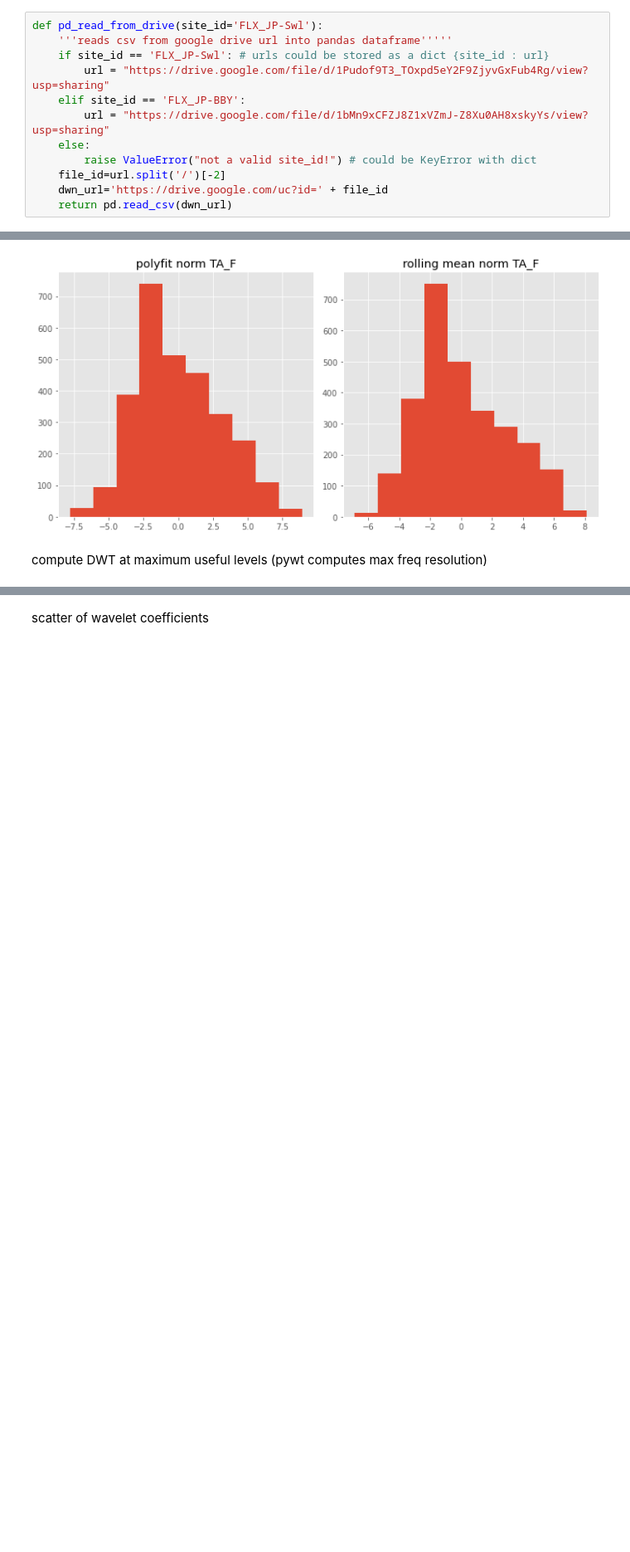
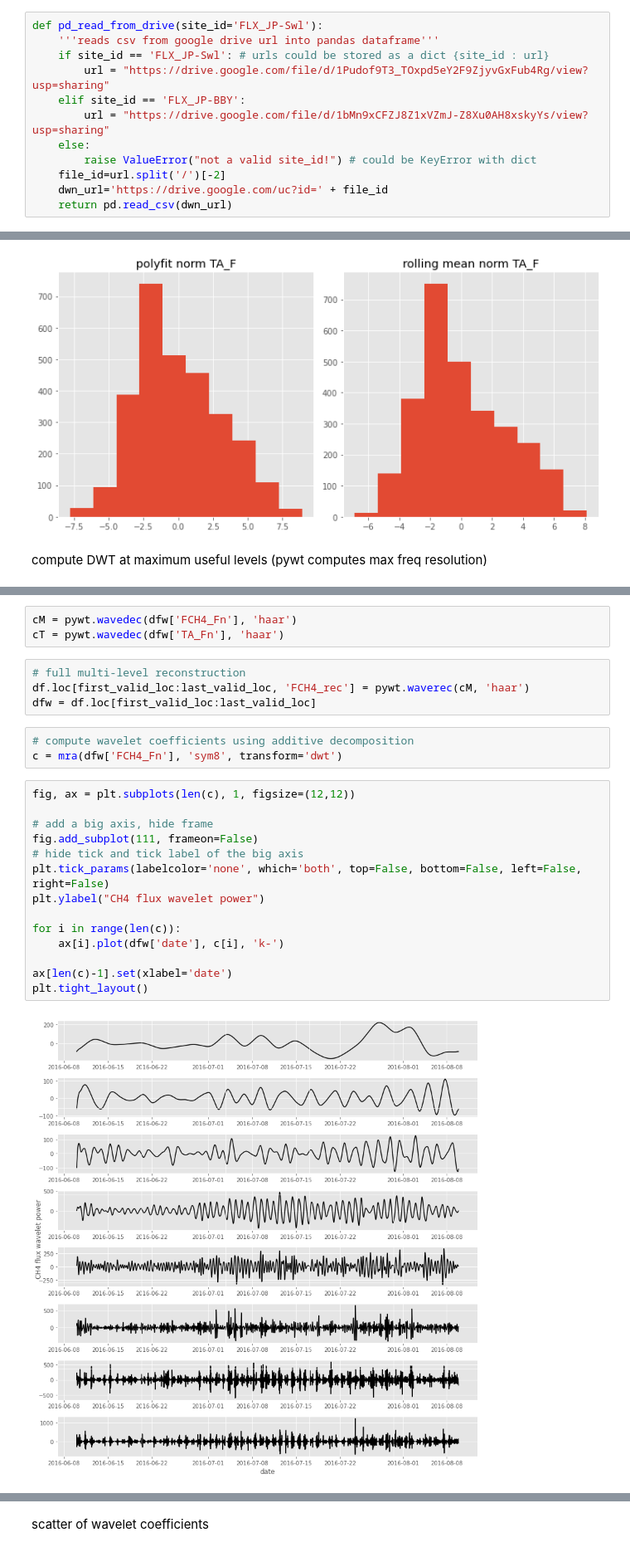
Before and after one commit to ottobriner/wavelet-partition, a Jupyter notebook: wavelet-partition.ipynb, the cells around one changed output, grey strips where cells are left out. Shown at 83% size. Saved outputs shown, nothing was run; the diff lists cells and outputs as text; blank space fills up the shorter version.

Commit message:
_mra functions frompywt PR #527 to separate wavelet time scales

```diff
--- a/wavelet-partition.ipynb
+++ b/wavelet-partition.ipynb
@@ -20,7 +141,7 @@ plt.style.use('ggplot')
 FLUXNET-CH4 data stored on google drive, split google drive url and import with pandas
 # %%
 def pd_read_from_drive(site_id='FLX_JP-Swl'):
-    '''reads csv from google drive url into pandas dataframe'''''
+    '''reads csv from google drive url into pandas dataframe'''
     if site_id == 'FLX_JP-Swl': # urls could be stored as a dict {site_id : url}
         url = "https://drive.google.com/file/d/1Pudof9T3_TOxpd5eY2F9ZjyvGxFub4Rg/view?usp=sharing"
     elif site_id == 'FLX_JP-BBY':
@@ -174,0 +293,26 @@ cTFn = pd.DataFrame(pywt.wavedec(df.loc[first_valid_loc:last_valid_loc, 'TA_Fn']
+# %%
+cM = pywt.wavedec(dfw['FCH4_Fn'], 'haar')
+cT = pywt.wavedec(dfw['TA_Fn'], 'haar')
+# %%
+# full multi-level reconstruction
+df.loc[first_valid_loc:last_valid_loc, 'FCH4_rec'] = pywt.waverec(cM, 'haar')
+dfw = df.loc[first_valid_loc:last_valid_loc]
+# %%
+# compute wavelet coefficients using additive decomposition
+c = mra(dfw['FCH4_Fn'], 'sym8', transform='dwt')
+# %%
+fig, ax = plt.subplots(len(c), 1, figsize=(12,12))
+
+# add a big axis, hide frame
+fig.add_subplot(111, frameon=False)
+# hide tick and tick label of the big axis
+plt.tick_params(labelcolor='none', which='both', top=False, bottom=False, left=False, right=False)
+plt.ylabel("CH4 flux wavelet power")
+
+for i in range(len(c)):
+    ax[i].plot(dfw['date'], c[i], 'k-')
+
+ax[len(c)-1].set(xlabel='date')
+plt.tight_layout()
+# %% [output]
+[figure, added]
```
Also changed, not shown: parts of 7 cells of this notebook.
